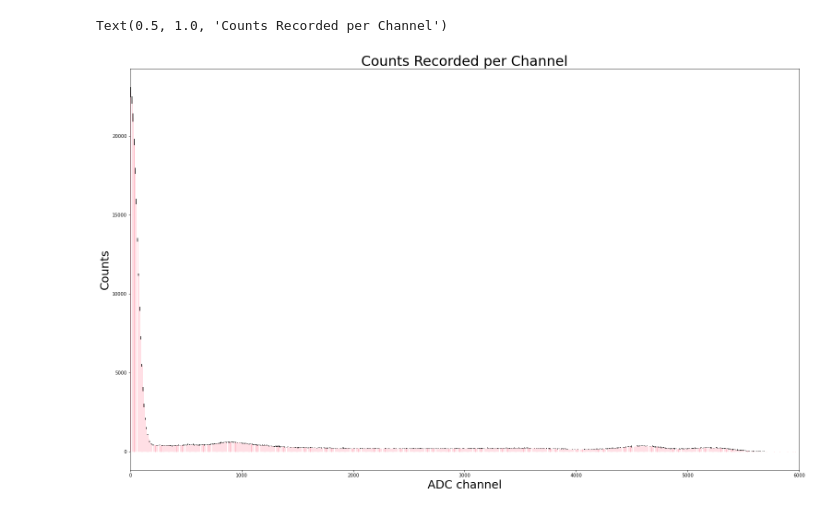
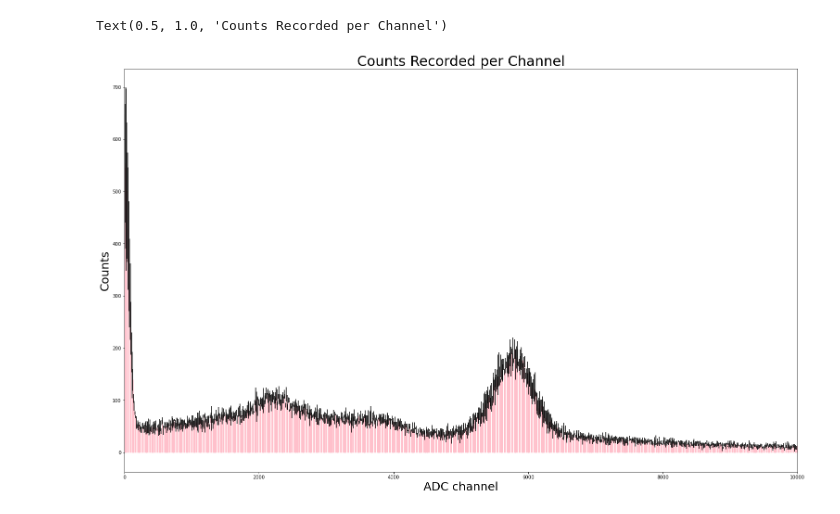
Before and after one commit to diodeamy/GammaSpectra, a Jupyter notebook: graphing.ipynb, the cells around one changed output. Drawn from its saved outputs; the diff is of its cells as text; code cells hidden in the pictures.

Commit message:
irrelevant changes, just graphing different elements

```diff
--- a/graphing.ipynb
+++ b/graphing.ipynb
@@ -3,19 +3,19 @@ import pandas as pd
 import matplotlib.pyplot as plt
 from functions import av_err, savetocsv
 # %%
-data = pd.read_csv("Data/CSI/Co60/CSI_Co60_final.csv",
+data = pd.read_csv("Data/LYSO/Na22/LYSO_Na22_final.csv",
                    nrows = 5000
                   )
 # %%
 fig, ax = plt.subplots(figsize = (26,16))
 
 # barplotting because it feels better than a histogram
 ax.bar(x = data['ADC channel'], height = data['average'], width = 0.8, ec = 'pink', yerr = data['error'])
-ax.set_xlim(xmin=0, xmax = 6000)
+ax.set_xlim(xmin=0, xmax = 10000)
 
 plt.xlabel('ADC channel', fontsize = 25)
 plt.ylabel('Counts', fontsize = 25)
 plt.title('Counts Recorded per Channel', fontsize = 30)
 # %% [output]
 Text(0.5, 1.0, 'Counts Recorded per Channel')
-[figure, old version]
+[figure, new version]
```
